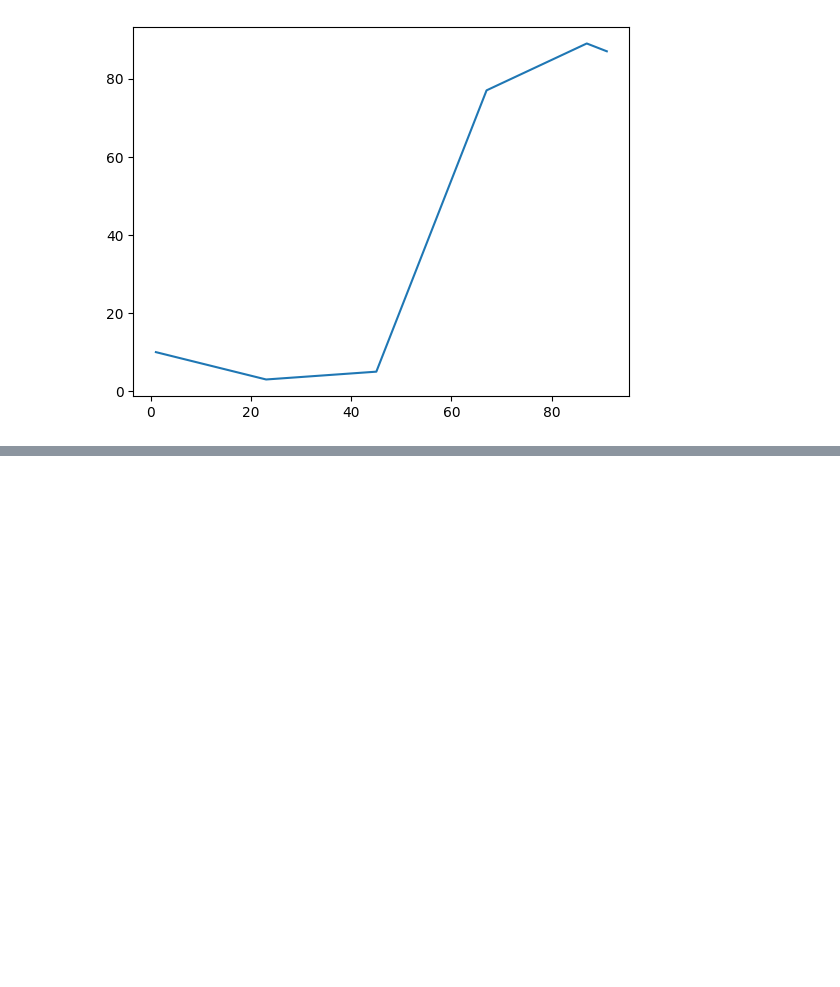
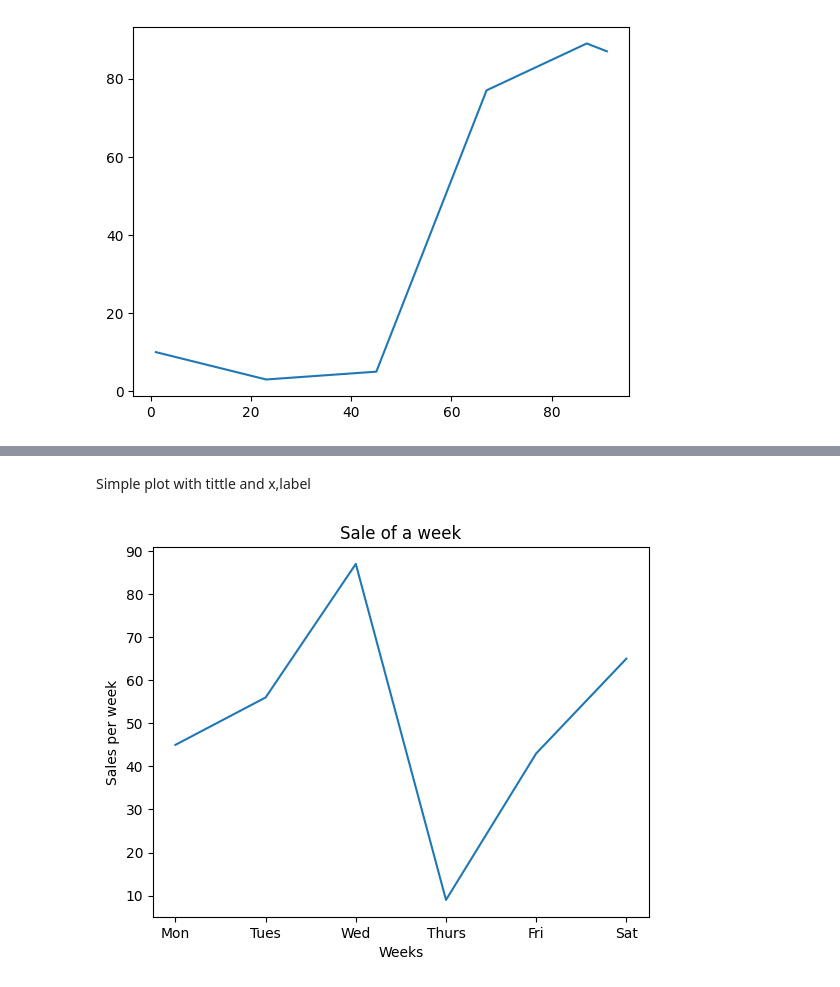
Before and after one commit to Muhammad-Abubakar147/Matplotlib, a Jupyter notebook: Matplotlib/Plot/Simple-plot.ipynb, the cells around one changed output, grey strips where cells are left out. Cells and saved outputs as stored; diff of their text form; code cells hidden in the pictures; blank space fills up the shorter version.

```diff
--- a/Matplotlib/Plot/Simple-plot.ipynb
+++ b/Matplotlib/Plot/Simple-plot.ipynb
@@ -10,0 +19,14 @@ plt.show()
+# %% [markdown]
+Simple plot with tittle and x,label
+# %%
+import matplotlib.pyplot as plt
+x=["Mon","Tues","Wed","Thurs","Fri","Sat"]
+y=[45,56,87,9,43,65]
+
+plt.title("Sale of a week")
+plt.xlabel("Weeks")
+plt.ylabel("Sales per week")
+plt.plot(x,y)
+plt.show()
+# %% [output]
+[figure, added]
```
Also changed, not shown: parts of 1 cell of this notebook.
